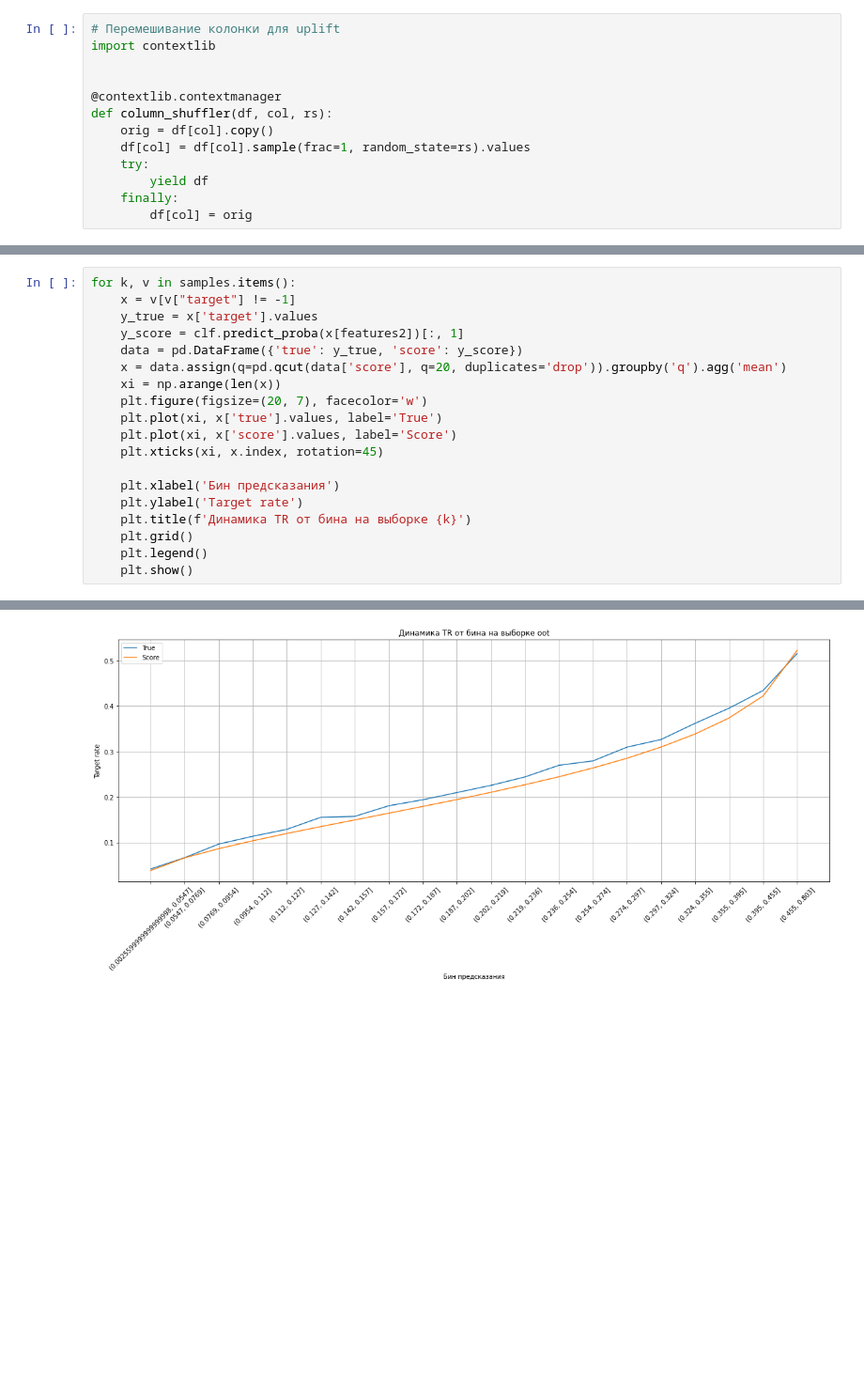
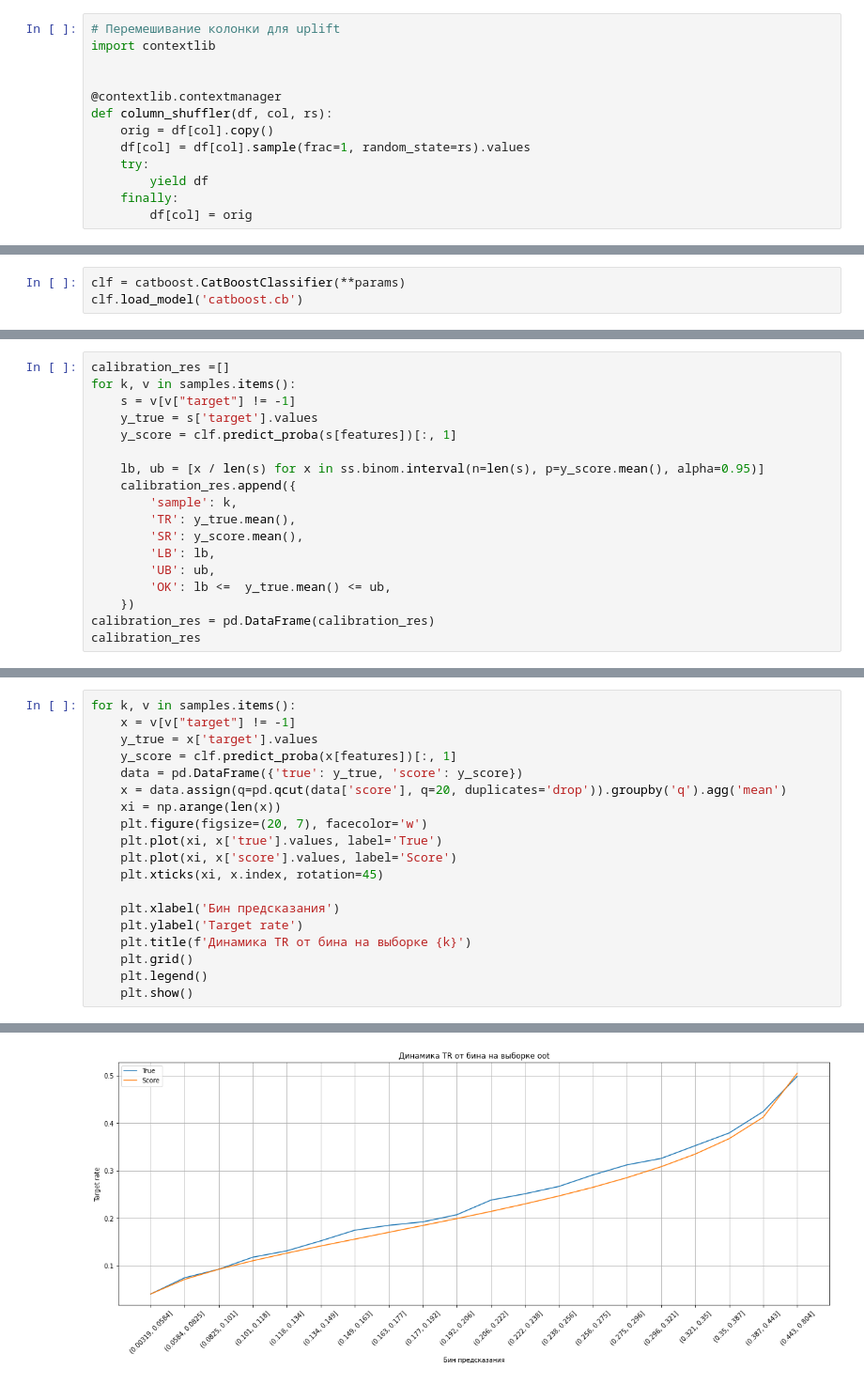
Before and after one commit to goo-goo-goo-joob/hse_credit_risk, a Jupyter notebook: alex_permutation.ipynb, the cells around one changed output, grey strips where cells are left out. Shown at 94% size. Saved outputs shown, nothing was run; the diff lists cells and outputs as text; blank space fills up the shorter version.

```diff
--- a/alex_permutation.ipynb
+++ b/alex_permutation.ipynb
@@ -230,0 +219,3 @@ plt.grid()
+# %%
+clf = catboost.CatBoostClassifier(**params)
+clf.load_model('catboost.cb')
@@ -230,0 +224,18 @@ plt.grid()
+# %%
+calibration_res =[]
+for k, v in samples.items():
+    s = v[v["target"] != -1]
+    y_true = s['target'].values
+    y_score = clf.predict_proba(s[features])[:, 1]
+
+    lb, ub = [x / len(s) for x in ss.binom.interval(n=len(s), p=y_score.mean(), alpha=0.95)]
+    calibration_res.append({
+        'sample': k,
+        'TR': y_true.mean(),
+        'SR': y_score.mean(),
+        'LB': lb,
+        'UB': ub,
+        'OK': lb <=  y_true.mean() <= ub,
+    })
+calibration_res = pd.DataFrame(calibration_res)
+calibration_res
@@ -232,7 +248,7 @@ plt.grid()
 for k, v in samples.items():
     x = v[v["target"] != -1]
     y_true = x['target'].values
-    y_score = clf.predict_proba(x[features2])[:, 1]
+    y_score = clf.predict_proba(x[features])[:, 1]
     data = pd.DataFrame({'true': y_true, 'score': y_score})
     x = data.assign(q=pd.qcut(data['score'], q=20, duplicates='drop')).groupby('q').agg('mean')
     xi = np.arange(len(x))
@@ -253 +269 @@ for k, v in samples.items():
-[figure, old version]
+[figure, new version]
```
Also changed, not shown: parts of 17 cells of this notebook, 4 other files.
